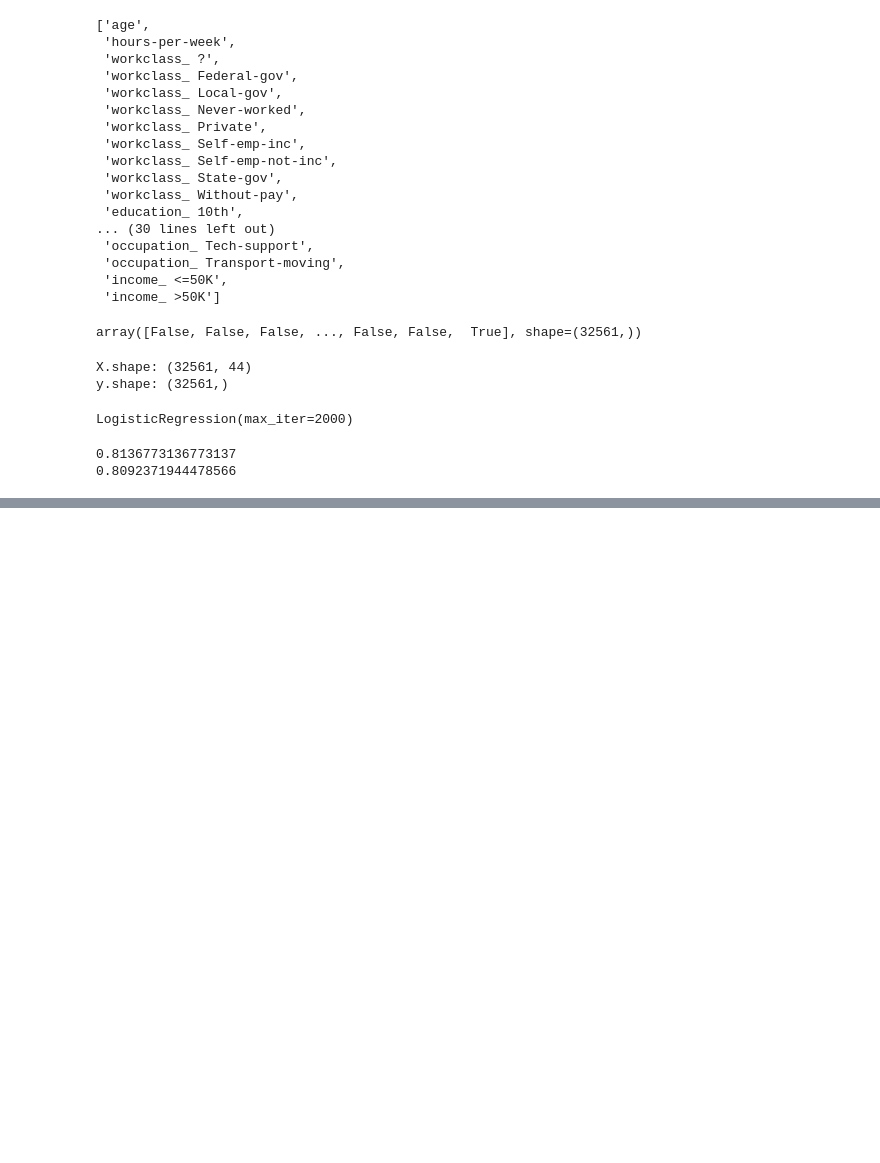
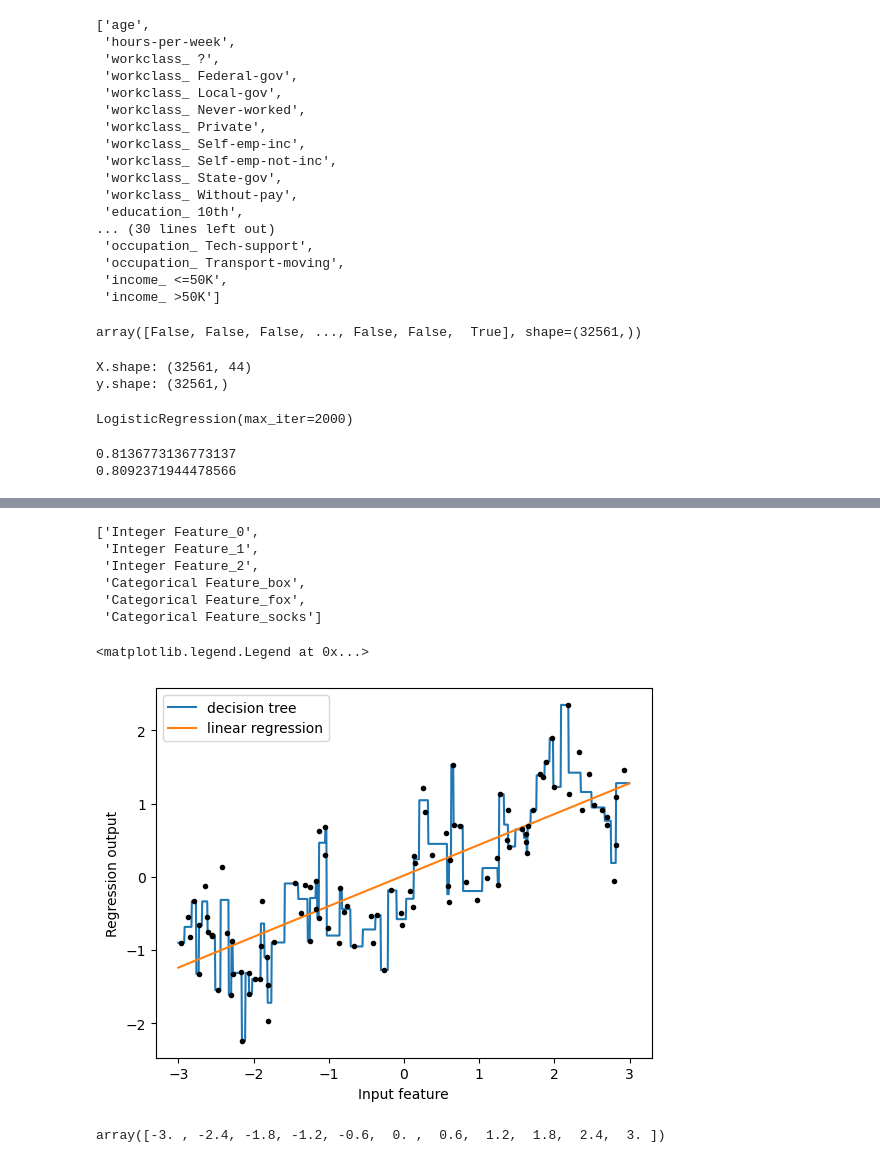
Before and after one commit to jim-franklin/intro_to_ml_with_python, a Jupyter notebook: Chapter_4/Chapter_4.ipynb, the cells around one changed output, grey strips where cells are left out. Drawn from its saved outputs; the diff is of its cells as text; code cells hidden in the pictures; blank space fills up the shorter version.

```diff
--- a/Chapter_4/Chapter_4.ipynb
+++ b/Chapter_4/Chapter_4.ipynb
@@ -139,0 +187,38 @@ print(logreg.score(X_test, y_test))
+# %%
+from sklearn.preprocessing import OneHotEncoder
+
+encoder = OneHotEncoder()
+encoder.fit_transform(demo_df2)
+encoder.get_feature_names_out().tolist()
+# %% [output]
+['Integer Feature_0',
+ 'Integer Feature_1',
+ 'Integer Feature_2',
+ 'Categorical Feature_box',
+ 'Categorical Feature_fox',
+ 'Categorical Feature_socks']
+# %%
+from sklearn.linear_model import LinearRegression
+from sklearn.tree import DecisionTreeRegressor
+
+X, y = mglearn.datasets.make_wave(n_samples=100)
+line = np.linspace(-3, 3, 1000, endpoint=False).reshape(-1, 1)
+
+dreg = DecisionTreeRegressor(min_samples_split=3).fit(X, y)
+plt.plot(line, dreg.predict(line), label="decision tree")
+
+lreg = LinearRegression().fit(X, y)
+plt.plot(line, lreg.predict(line), label="linear regression")
+
+plt.plot(X[:, 0], y, '.', c='k')
+plt.ylabel("Regression output")
+plt.xlabel("Input feature")
+plt.legend(loc="best")
+# %% [output]
+<matplotlib.legend.Legend at 0x...>
+[figure, added]
+# %%
+bins = np.linspace(-3, 3, 11)
+bins
+# %% [output]
+array([-3. , -2.4, -1.8, -1.2, -0.6,  0. ,  0.6,  1.2,  1.8,  2.4,  3. ])
```
Also changed, not shown: parts of 11 cells of this notebook.
